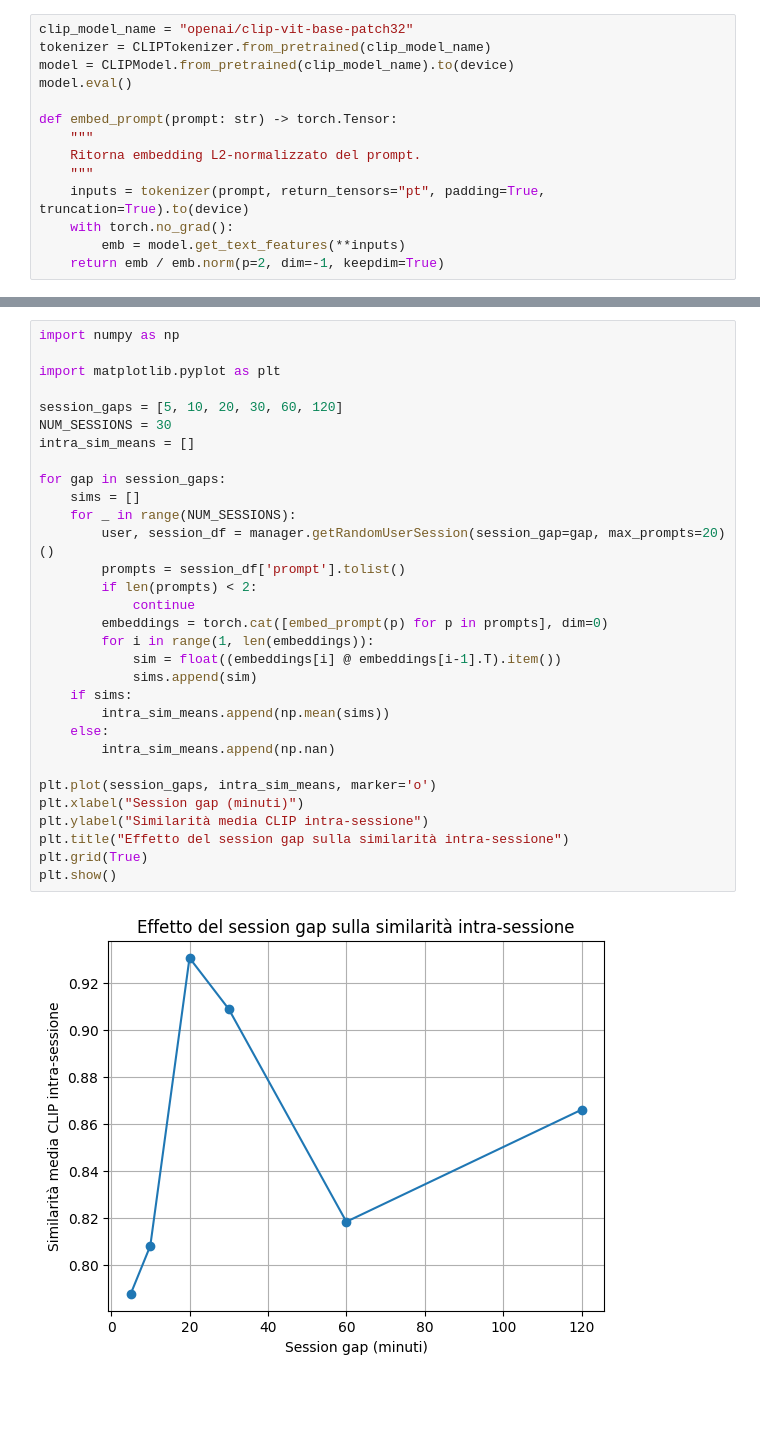
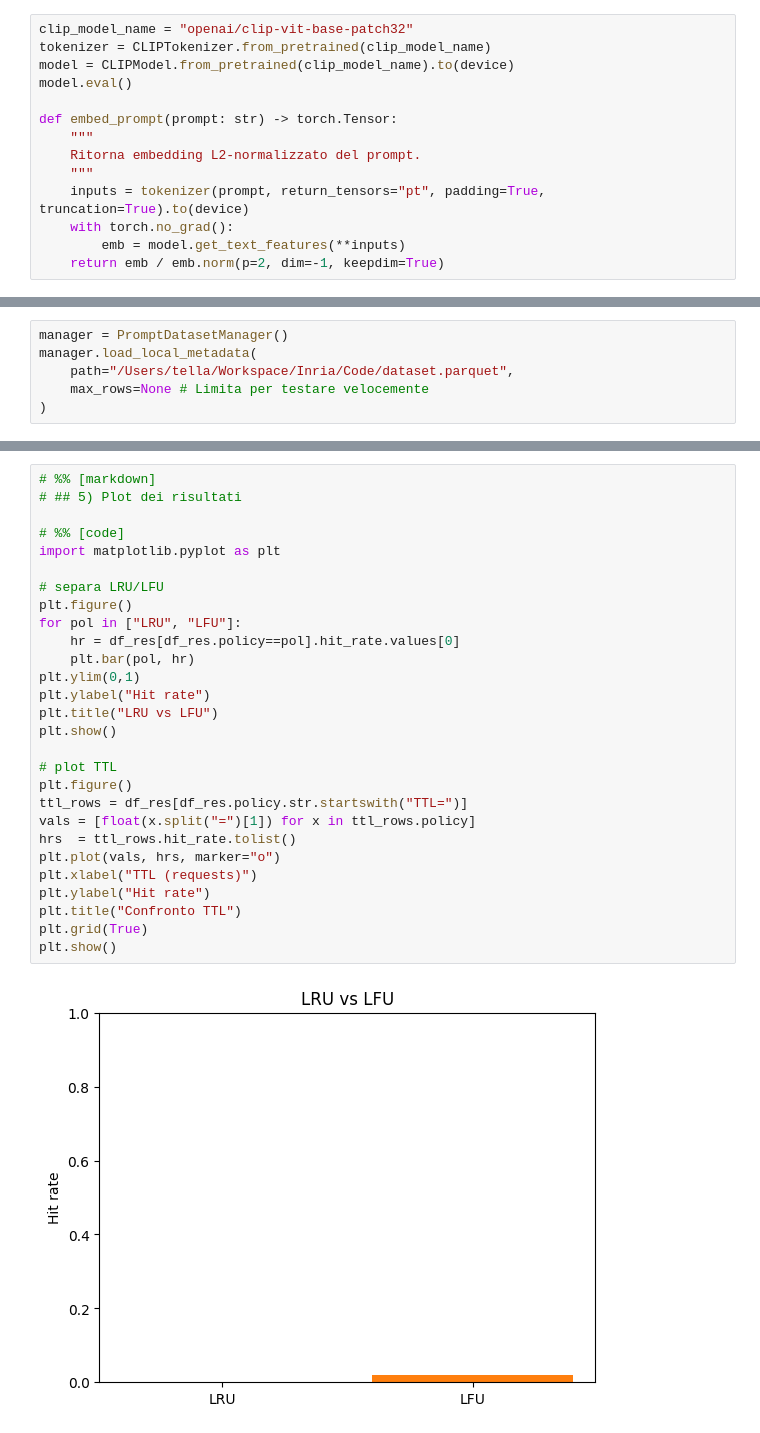
Before and after one commit to PtrTella/Inria, a Jupyter notebook: Code/CacheSim.ipynb, the cells around one changed output, grey strips where cells are left out. Cells and saved outputs as stored; diff of their text form; blank space fills up the shorter version.

```diff
--- a/Code/CacheSim.ipynb
+++ b/Code/CacheSim.ipynb
@@ -48 +337,7 @@ def embed_prompt(prompt: str) -> torch.Tensor:
+# %%
+manager = PromptDatasetManager()
+manager.load_local_metadata(
+    path="/Users/tella/Workspace/Inria/Code/dataset.parquet",
+    max_rows=None # Limita per testare velocemente
+)
 # %% [markdown]
@@ -312,33 +513,30 @@ plt.show()
-# %%
-import numpy as np
-
-import matplotlib.pyplot as plt
-
-session_gaps = [5, 10, 20, 30, 60, 120]
-NUM_SESSIONS = 30
-intra_sim_means = []
-
-for gap in session_gaps:
-    sims = []
-    for _ in range(NUM_SESSIONS):
-        user, session_df = manager.getRandomUserSession(session_gap=gap, max_prompts=20)()
-        prompts = session_df['prompt'].tolist()
-        if len(prompts) < 2:
-            continue
-        embeddings = torch.cat([embed_prompt(p) for p in prompts], dim=0)
-        for i in range(1, len(embeddings)):
-            sim = float((embeddings[i] @ embeddings[i-1].T).item())
-            sims.append(sim)
-    if sims:
-        intra_sim_means.append(np.mean(sims))
-    else:
-        intra_sim_means.append(np.nan)
-
-plt.plot(session_gaps, intra_sim_means, marker='o')
-plt.xlabel("Session gap (minuti)")
-plt.ylabel("Similarità media CLIP intra-sessione")
-plt.title("Effetto del session gap sulla similarità intra-sessione")
-plt.grid(True)
-plt.show()
-# %% [output]
-[figure, removed]
+# %%
+# %% [markdown]
+# ## 5) Plot dei risultati
+
+# %% [code]
+import matplotlib.pyplot as plt
+
+# separa LRU/LFU
+plt.figure()
+for pol in ["LRU", "LFU"]:
+    hr = df_res[df_res.policy==pol].hit_rate.values[0]
+    plt.bar(pol, hr)
+plt.ylim(0,1)
+plt.ylabel("Hit rate")
+plt.title("LRU vs LFU")
+plt.show()
+
+# plot TTL
+plt.figure()
+ttl_rows = df_res[df_res.policy.str.startswith("TTL=")]
+vals = [float(x.split("=")[1]) for x in ttl_rows.policy]
+hrs  = ttl_rows.hit_rate.tolist()
+plt.plot(vals, hrs, marker="o")
+plt.xlabel("TTL (requests)")
+plt.ylabel("Hit rate")
+plt.title("Confronto TTL")
+plt.grid(True)
+plt.show()
+# %% [output]
+[figure, added]
```
Also changed, not shown: parts of 20 cells of this notebook.
